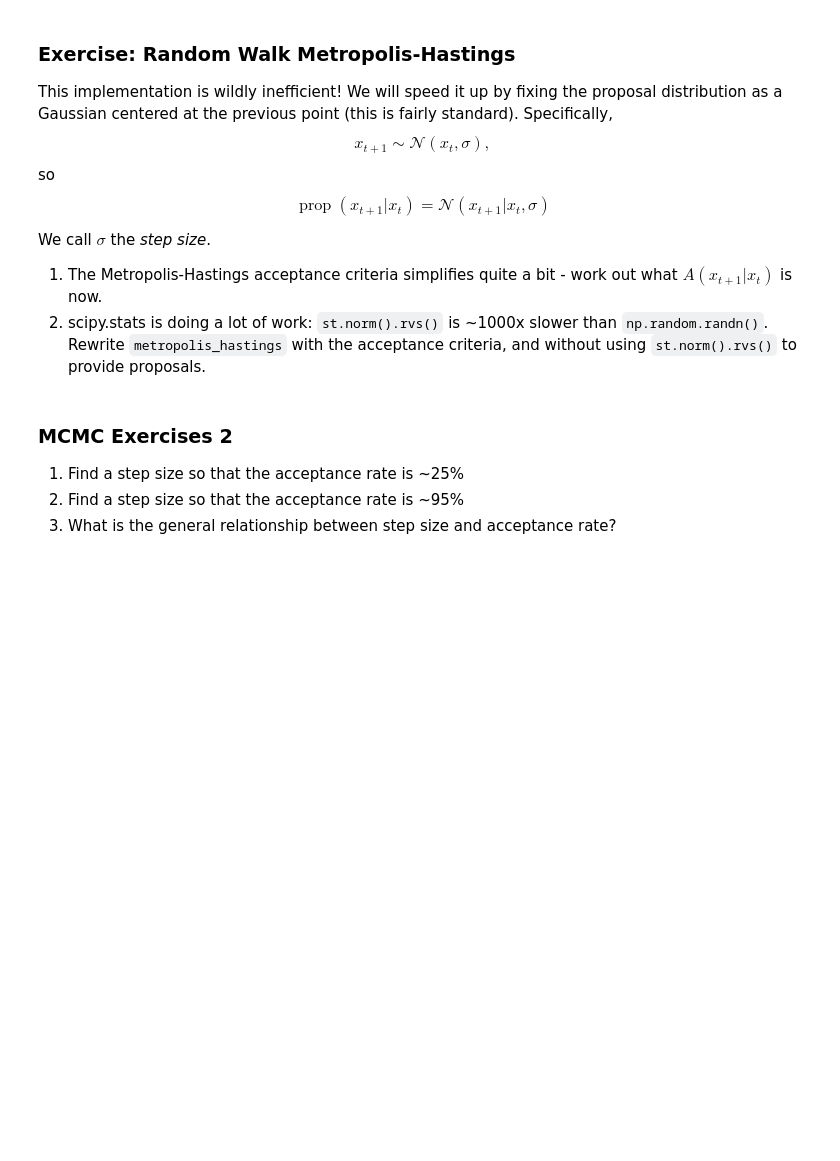
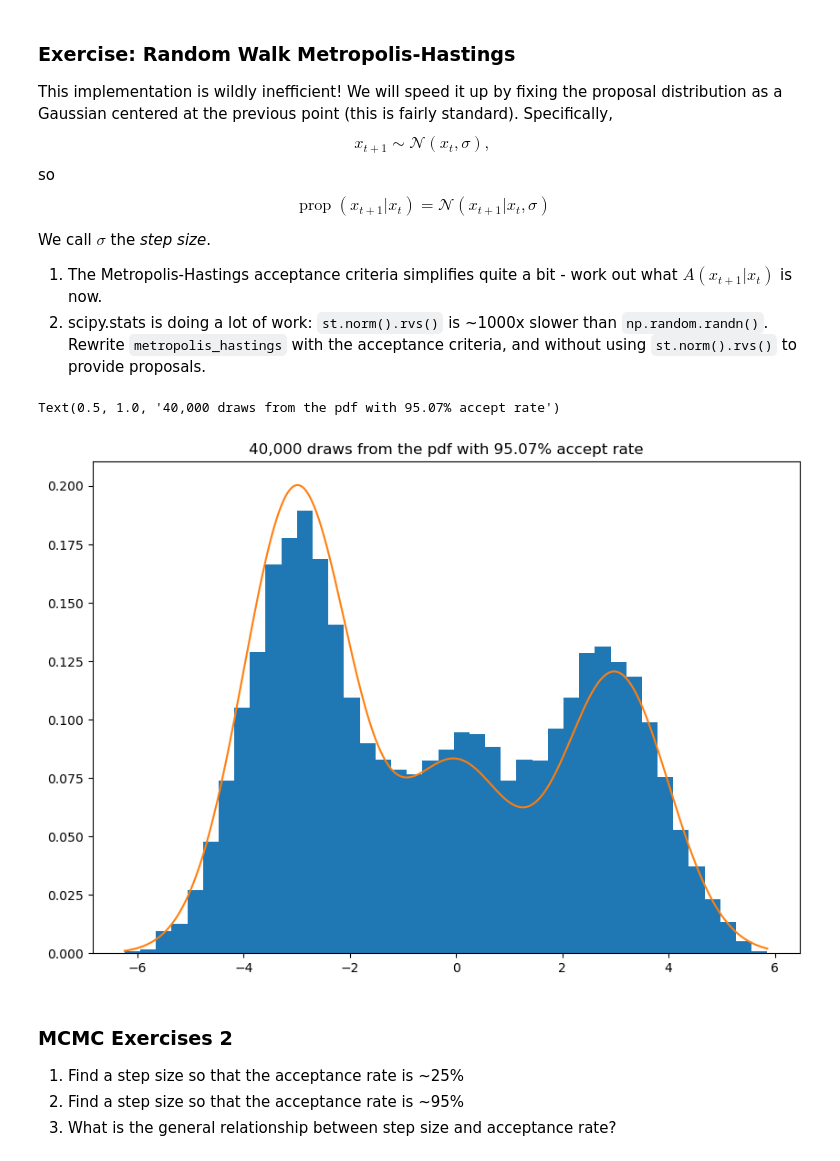
Before and after one commit to fonnesbeck/bayes_course_dec_2023, a Jupyter notebook: notebooks/Section2_1-MCMC.ipynb, the cells around one changed output. Saved outputs shown, nothing was run; the diff lists cells and outputs as text; code cells hidden in the pictures; blank space fills up the shorter version.

```diff
--- a/notebooks/Section2_1-MCMC.ipynb
+++ b/notebooks/Section2_1-MCMC.ipynb
@@ -345,25 +398,33 @@ We call $\sigma$ the *step size*.
 
 1. The Metropolis-Hastings acceptance criteria simplifies quite a bit - work out what $A(x_{t + 1} | x_t)$ is now.
 2. scipy.stats is doing a lot of work: `st.norm().rvs()` is ~1000x slower than `np.random.randn()`. Rewrite `metropolis_hastings` with the acceptance criteria, and without using `st.norm().rvs()` to provide proposals.
-# %%
-def rw_metropolis_hastings(pdf, step_size, init=0):
-    current = init
-    while True:
-        # Fill this in!
-        accept = True
-        yield current, accept
+# %%
+def rw_metropolis_hastings(pdf, proposal_sd, init=0):
+    current = init
+    while True:
+        prop = current + np.random.randn() * proposal_sd
+        # prop = st.norm(current, proposal_sd).rvs()
+        p_accept = min(1, pdf(prop) / pdf(current))
+        accept = np.random.rand() < p_accept
+        if accept:
+            current = prop
+
+        yield current, accept
 # %%
 pdf = mixture_of_gaussians()
 
-samples, accepts = gen_samples(10_000, rw_metropolis_hastings(pdf, 3))
+samples, accepts = gen_samples(40_000, rw_metropolis_hastings(pdf, 0.25))
 
 fig, ax = plt.subplots(figsize=(10, 7))
 
 t = np.linspace(samples.min(), samples.max(), 500)
 ax.hist(samples, bins='auto', density=True)
 ax.plot(t, pdf(t))
 
 ax.set_title(f'{samples.size:,d} draws from the pdf with {100 * accepts / samples.size :.2f}% accept rate')
+# %% [output]
+Text(0.5, 1.0, '40,000 draws from the pdf with 95.07% accept rate')
+[figure, added]
 # %% [markdown]
 ### MCMC Exercises 2
 
```
Also changed, not shown: parts of 19 cells of this notebook.
